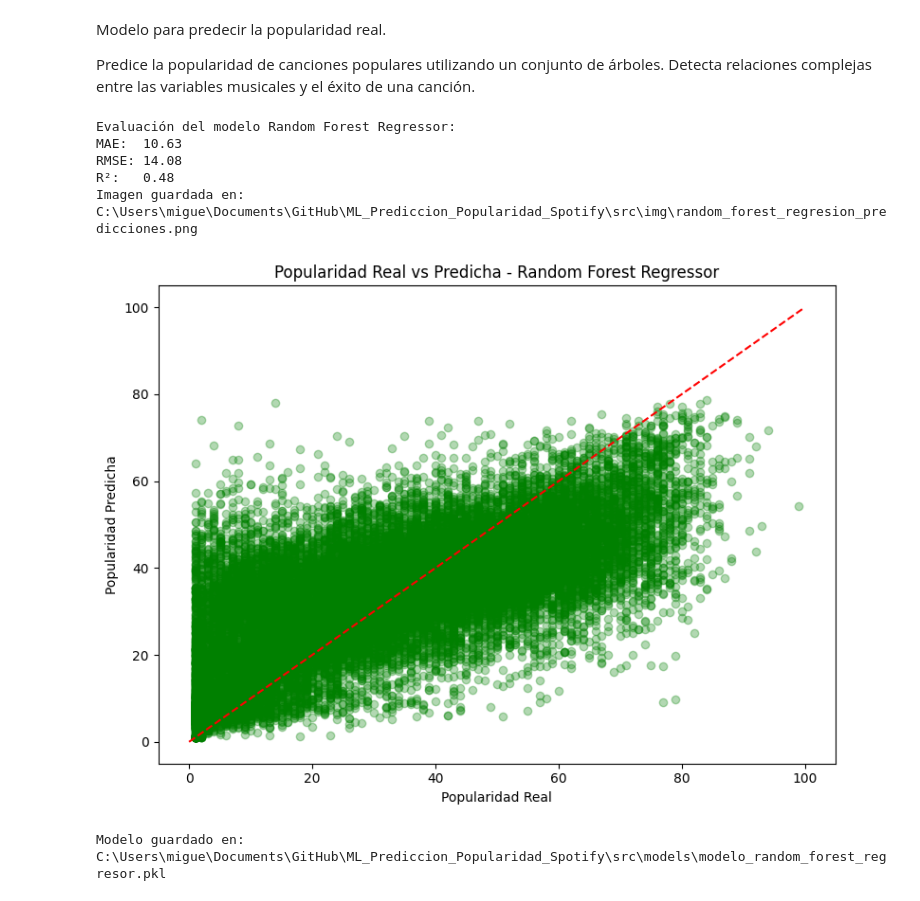
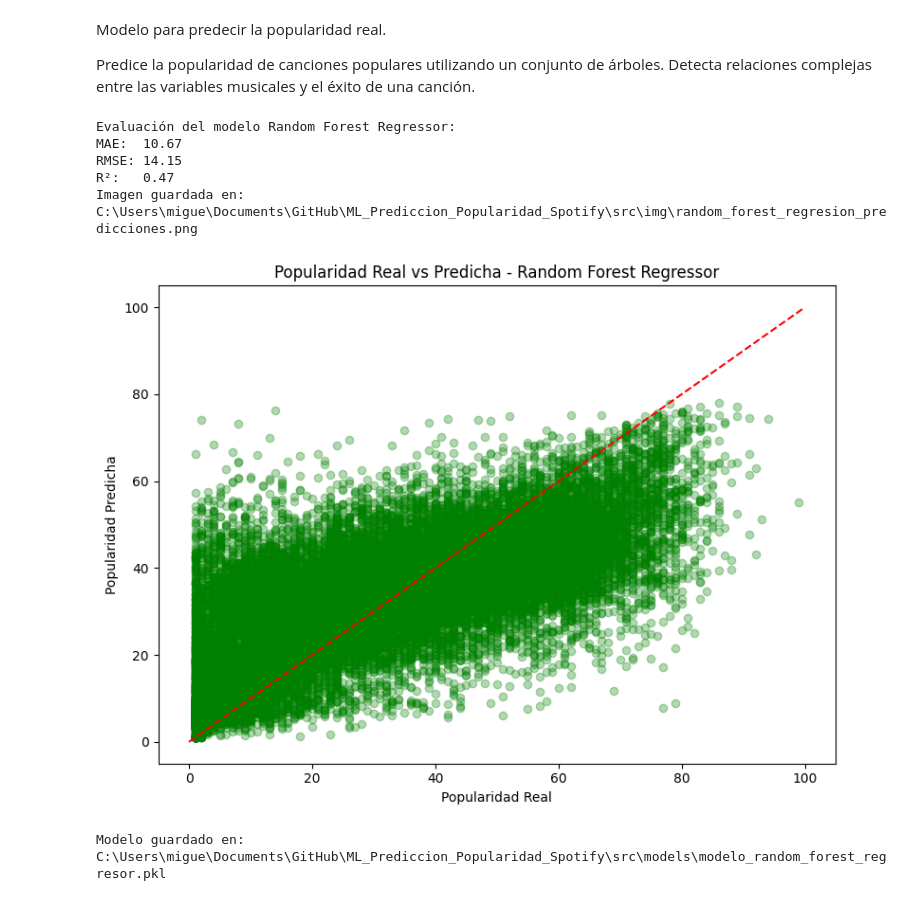
Before and after one commit to MiguelAngel120/ML_Prediccion_Popularidad_Spotify, a Jupyter notebook: src/notebooks/pruebas_random_forest_regresor.ipynb, the cells around one changed output. Cells and saved outputs as stored; diff of their text form; code cells hidden in the pictures.

```diff
--- a/src/notebooks/pruebas_random_forest_regresor.ipynb
+++ b/src/notebooks/pruebas_random_forest_regresor.ipynb
@@ -36,7 +36,7 @@ y = df_populares[target]
 X_train, X_test, y_train, y_test = train_test_split(X, y, test_size=0.2, random_state=42)
 
 # 6. Entrenar el modelo
-modelo_rf_reg = RandomForestRegressor(n_estimators=100, random_state=42)
+modelo_rf_reg = RandomForestRegressor(n_estimators=50, random_state=42)
 modelo_rf_reg.fit(X_train, y_train)
 
 # 7. Predicciones y evaluación
@@ -46,35 +46,35 @@ mae = mean_absolute_error(y_test, y_pred)
 rmse = np.sqrt(mean_squared_error(y_test, y_pred))
 r2 = r2_score(y_test, y_pred)
 
 print("Evaluación del modelo Random Forest Regressor:")
 print(f"MAE:  {mae:.2f}")
 print(f"RMSE: {rmse:.2f}")
 print(f"R²:   {r2:.2f}")
 
 # 8. Gráfico de predicción vs real
 plt.figure(figsize=(8,6))
 plt.scatter(y_test, y_pred, alpha=0.3, color='green')
 plt.plot([0, 100], [0, 100], color='red', linestyle='--')
 plt.title("Popularidad Real vs Predicha - Random Forest Regressor")
 plt.xlabel("Popularidad Real")
 plt.ylabel("Popularidad Predicha")
 plt.tight_layout()
 
 # Guardar imagen
 img_path = r"C:\Users\migue\Documents\GitHub\ML_Prediccion_Popularidad_Spotify\src\img\random_forest_regresion_predicciones.png"
 plt.savefig(img_path, dpi=300)
 print(f"Imagen guardada en: {img_path}")
 plt.show()
 
 # 9. Guardar el modelo
 modelo_path = r"C:\Users\migue\Documents\GitHub\ML_Prediccion_Popularidad_Spotify\src\models\modelo_random_forest_regresor.pkl"
 joblib.dump(modelo_rf_reg, modelo_path)
 print(f"Modelo guardado en: {modelo_path}")
 # %% [output]
 Evaluación del modelo Random Forest Regressor:
-MAE:  10.63
-RMSE: 14.08
-R²:   0.48
+MAE:  10.67
+RMSE: 14.15
+R²:   0.47
 Imagen guardada en: C:\Users\migue\Documents\GitHub\ML_Prediccion_Popularidad_Spotify\src\img\random_forest_regresion_predicciones.png
-[figure, old version]
+[figure, new version]
 Modelo guardado en: C:\Users\migue\Documents\GitHub\ML_Prediccion_Popularidad_Spotify\src\models\modelo_random_forest_regresor.pkl
```
Also changed, not shown: 8 other files.
